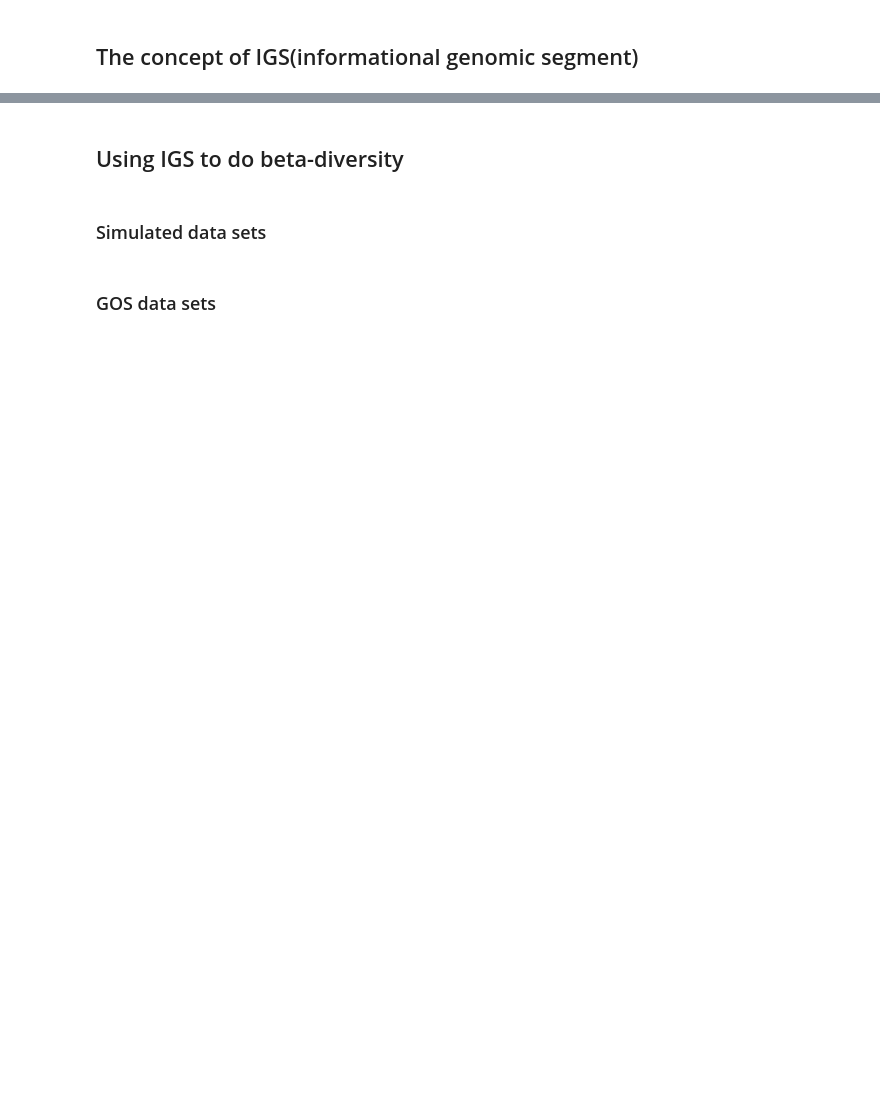
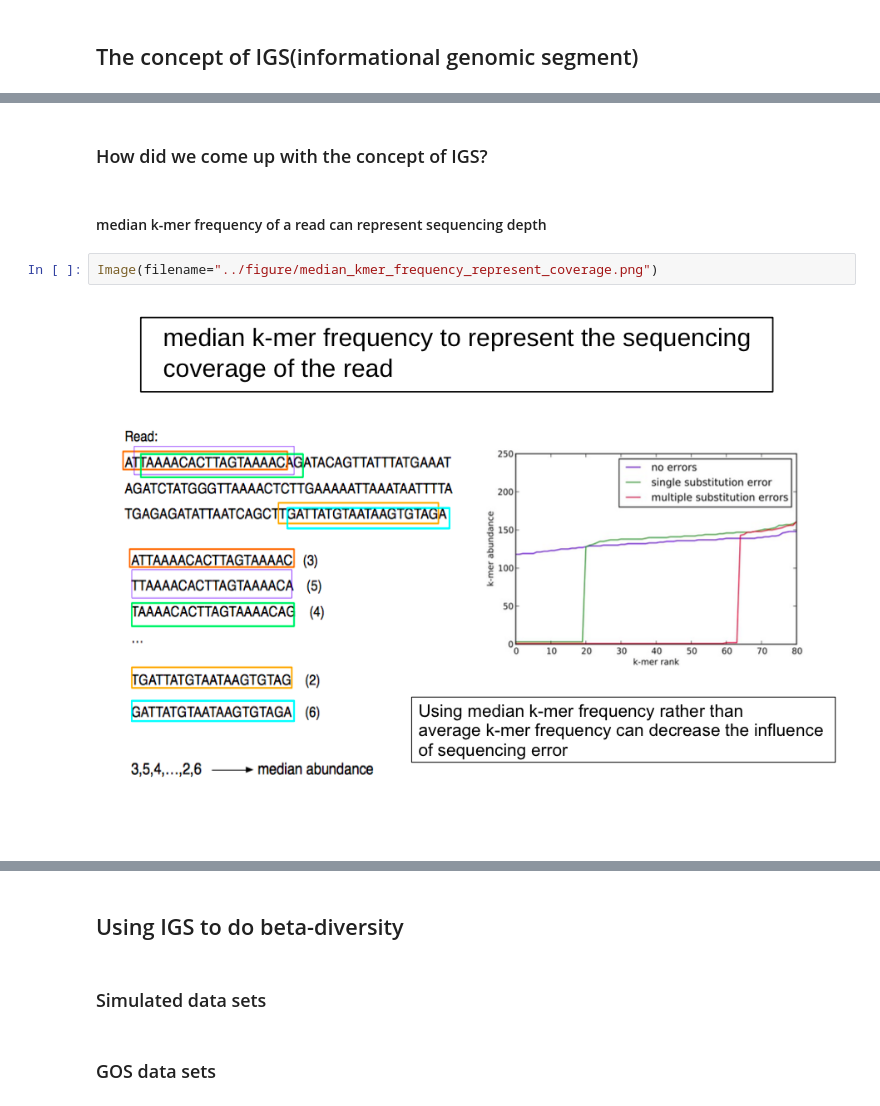
Before and after one commit to qingpeng/2013-diversity, a Jupyter notebook: notebook/2013-diversity-summary.ipynb, the cells around one changed output, grey strips where cells are left out. Saved outputs shown, nothing was run; the diff lists cells and outputs as text; blank space fills up the shorter version.

```diff
--- a/notebook/2013-diversity-summary.ipynb
+++ b/notebook/2013-diversity-summary.ipynb
@@ -8,0 +51,8 @@ This is the outline of my work on a novel method to investigate microbial divers
+# %% [markdown]
+### How did we come up with the concept of IGS?
+# %% [markdown]
+#### median k-mer frequency of a read can represent sequencing depth
+# %%
+Image(filename="../figure/median_kmer_frequency_represent_coverage.png")
+# %% [output]
+[figure, added]
```
Also changed, not shown: parts of 28 cells of this notebook, 27 other files.
